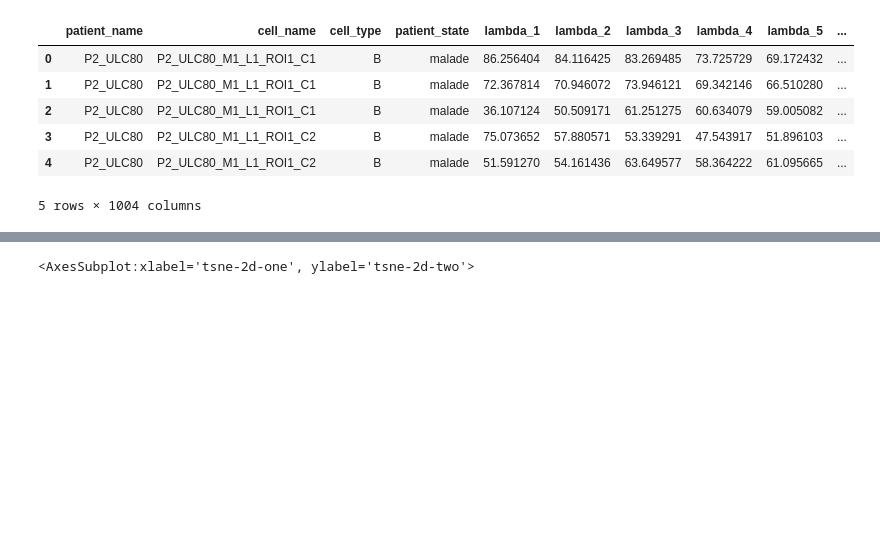
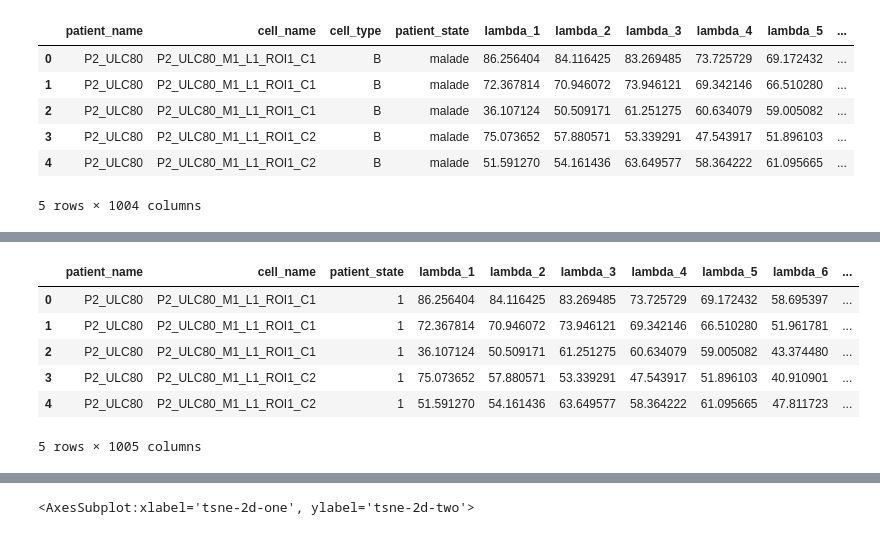
Before and after one commit to adrienju/LLC, a Jupyter notebook: Data Visualization.ipynb, the cells around one changed output, grey strips where cells are left out. Saved outputs shown, nothing was run; the diff lists cells and outputs as text; code cells hidden in the pictures; blank space fills up the shorter version.

```diff
--- a/Data Visualization.ipynb
+++ b/Data Visualization.ipynb
@@ -38 +25,11 @@ df
+# %%
+df.head()
+# %% [output]
+|  | patient_name | cell_name | patient_state | lambda_1 | lambda_2 | lambda_3 | lambda_4 | lambda_5 | lambda_6 | ... |
+| 0 | P2_ULC80 | P2_ULC80_M1_L1_ROI1_C1 | 1 | 86.256404 | 84.116425 | 83.269485 | 73.725729 | 69.172432 | 58.695397 | ... |
+| 1 | P2_ULC80 | P2_ULC80_M1_L1_ROI1_C1 | 1 | 72.367814 | 70.946072 | 73.946121 | 69.342146 | 66.510280 | 51.961781 | ... |
+| 2 | P2_ULC80 | P2_ULC80_M1_L1_ROI1_C1 | 1 | 36.107124 | 50.509171 | 61.251275 | 60.634079 | 59.005082 | 43.374480 | ... |
+| 3 | P2_ULC80 | P2_ULC80_M1_L1_ROI1_C2 | 1 | 75.073652 | 57.880571 | 53.339291 | 47.543917 | 51.896103 | 40.910901 | ... |
+| 4 | P2_ULC80 | P2_ULC80_M1_L1_ROI1_C2 | 1 | 51.591270 | 54.161436 | 63.649577 | 58.364222 | 61.095665 | 47.811723 | ... |
+5 rows × 1005 columns
 # %%
```
Also changed, not shown: parts of 21 cells of this notebook.
